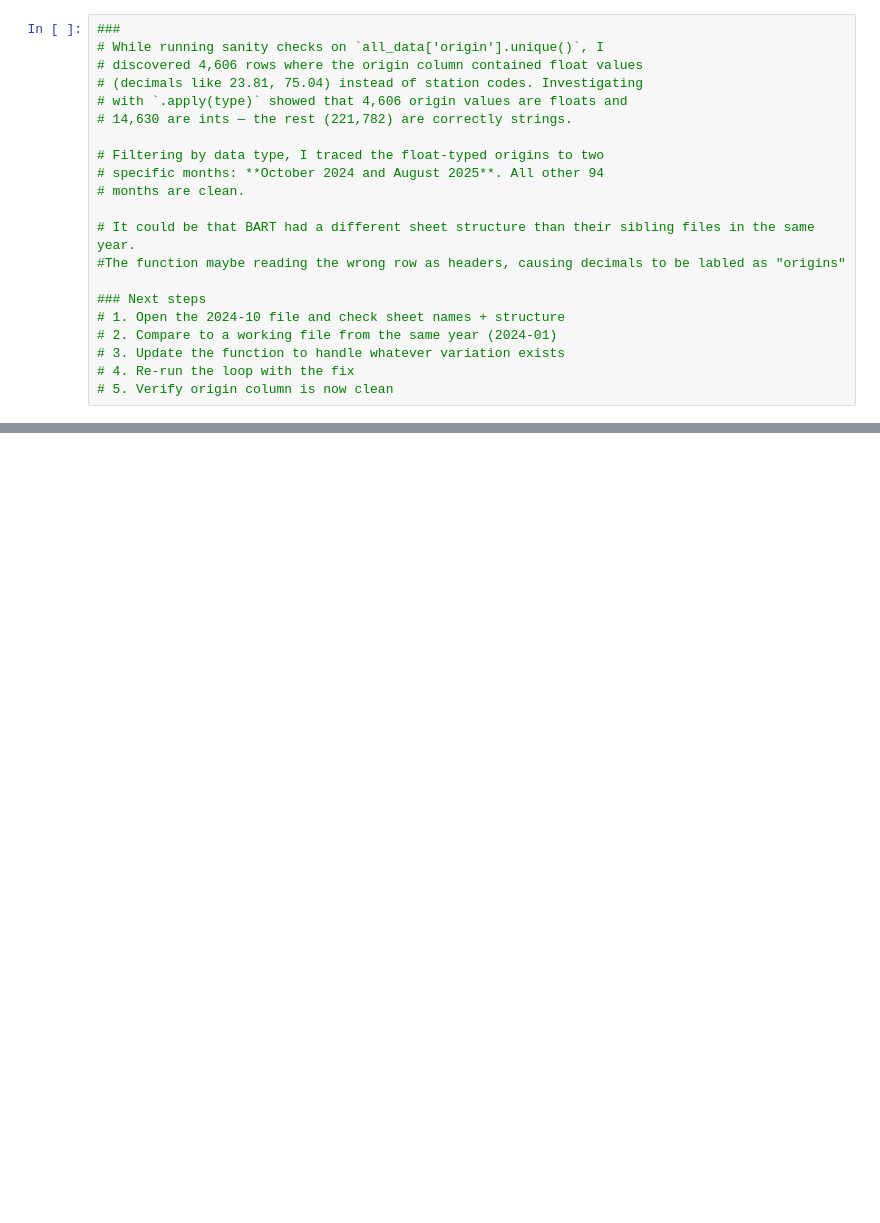
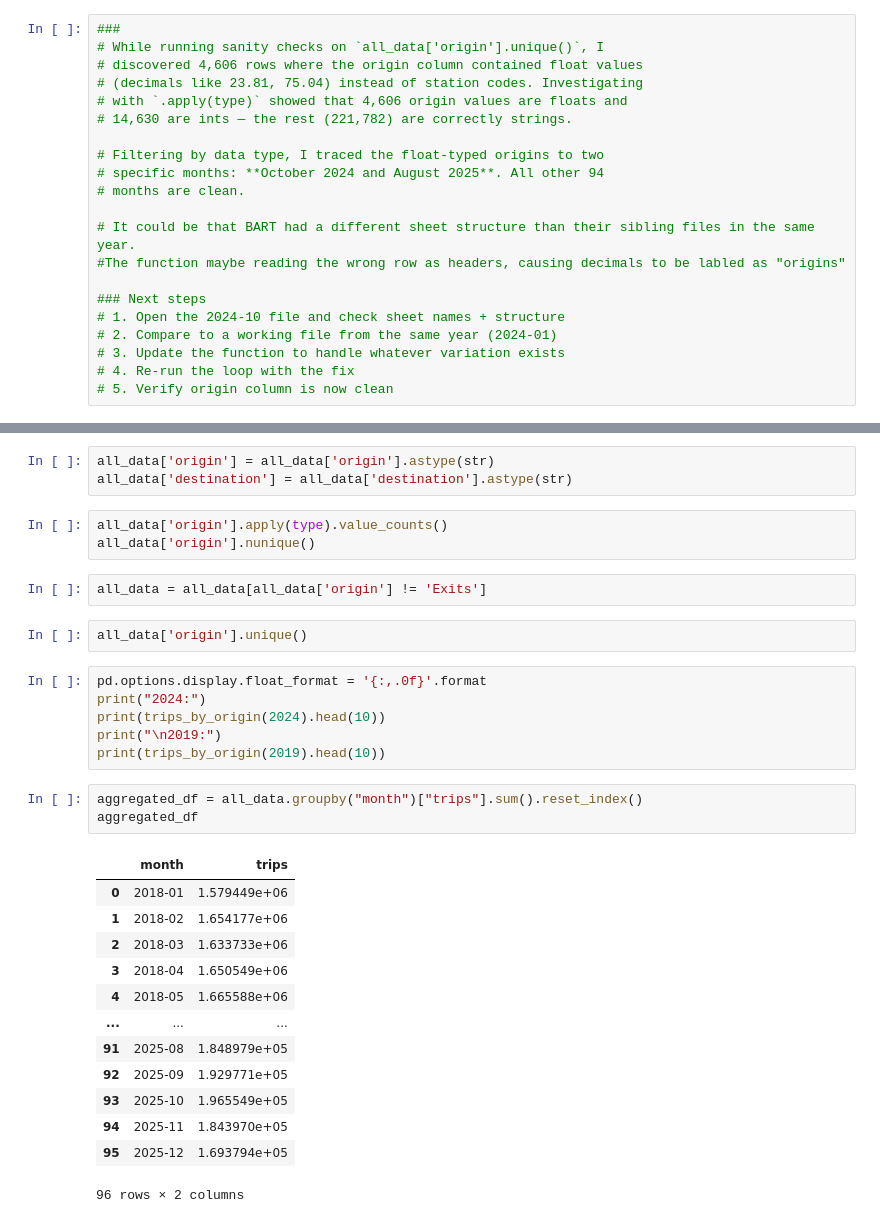
Before and after one commit to Shiv0406/BartProj, a Jupyter notebook: data-exploration.ipynb, the cells around one changed output, grey strips where cells are left out. Saved outputs shown, nothing was run; the diff lists cells and outputs as text; blank space fills up the shorter version.

```diff
--- a/data-exploration.ipynb
+++ b/data-exploration.ipynb
@@ -611,0 +436,33 @@ raw_jan.head(8)
+# %%
+all_data['origin'] = all_data['origin'].astype(str)
+all_data['destination'] = all_data['destination'].astype(str)
+# %%
+all_data['origin'].apply(type).value_counts()
+all_data['origin'].nunique()
+# %%
+all_data = all_data[all_data['origin'] != 'Exits']
+# %%
+all_data['origin'].unique()
+# %%
+pd.options.display.float_format = '{:,.0f}'.format
+print("2024:")
+print(trips_by_origin(2024).head(10))
+print("\n2019:")
+print(trips_by_origin(2019).head(10))
+# %%
+aggregated_df = all_data.groupby("month")["trips"].sum().reset_index()
+aggregated_df
+# %% [output]
+|  | month | trips |
+| 0 | 2018-01 | 1.579449e+06 |
+| 1 | 2018-02 | 1.654177e+06 |
+| 2 | 2018-03 | 1.633733e+06 |
+| 3 | 2018-04 | 1.650549e+06 |
+| 4 | 2018-05 | 1.665588e+06 |
+| ... | ... | ... |
+| 91 | 2025-08 | 1.848979e+05 |
+| 92 | 2025-09 | 1.929771e+05 |
+| 93 | 2025-10 | 1.965549e+05 |
+| 94 | 2025-11 | 1.843970e+05 |
+| 95 | 2025-12 | 1.693794e+05 |
+96 rows × 2 columns
```
Also changed, not shown: parts of 23 cells of this notebook.
